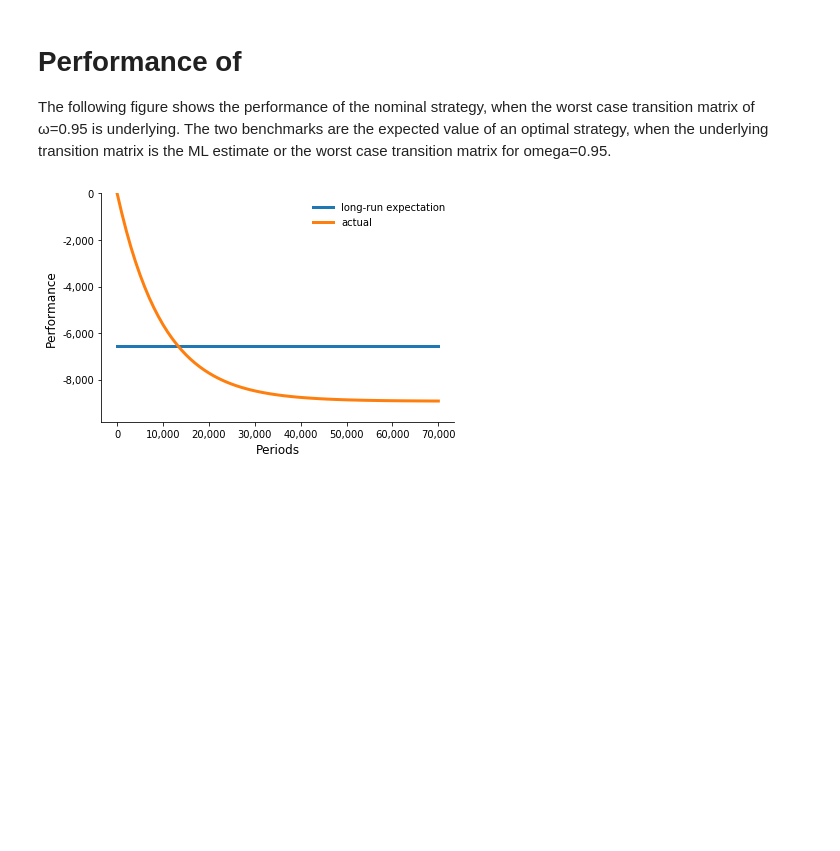
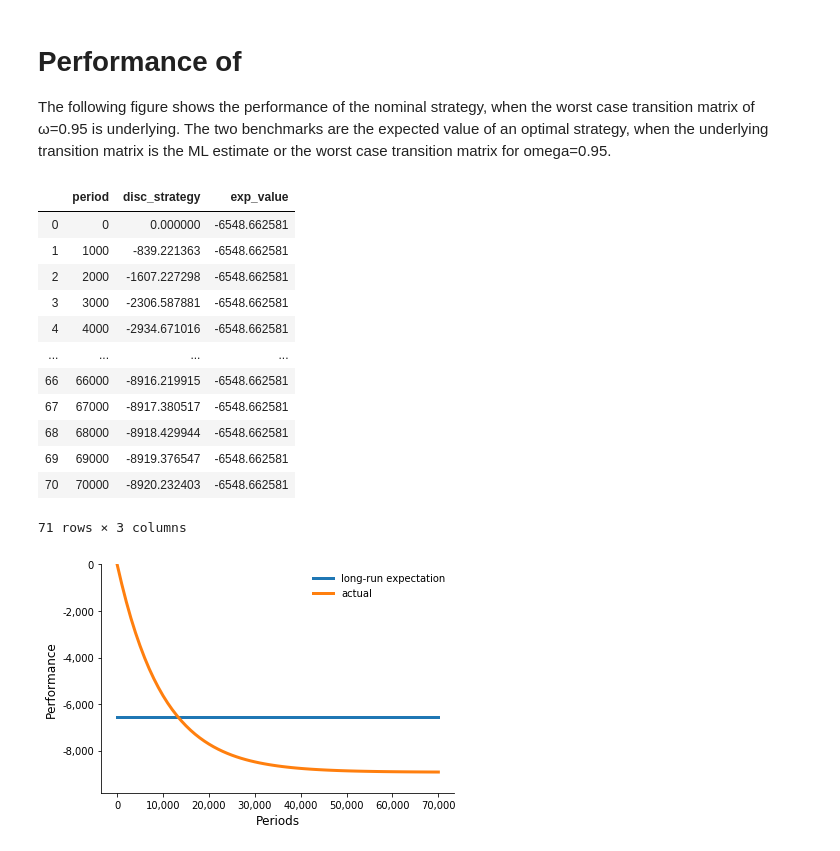
Before and after one commit to robustzurcher/analysis, a Jupyter notebook: notebooks/03_application.ipynb, the cells around one changed output. Drawn from its saved outputs; the diff is of its cells as text; code cells hidden in the pictures; blank space fills up the shorter version.

Commit message:
Added dataframe for decision rule.

```diff
--- a/notebooks/03_application.ipynb
+++ b/notebooks/03_application.ipynb
@@ -117,6 +117,22 @@ get_replacement_thresholds()
 # Performance of
 
 The following figure shows the performance of the nominal strategy, when the worst case transition matrix of ω=0.95 is underlying. The two benchmarks are the expected value of an optimal strategy, when the underlying transition matrix is the ML estimate or the worst case transition matrix for omega=0.95.
+# %%
+get_decision_rule_df()
+# %% [output]
+|  | period | disc_strategy | exp_value |
+| 0 | 0 | 0.000000 | -6548.662581 |
+| 1 | 1000 | -839.221363 | -6548.662581 |
+| 2 | 2000 | -1607.227298 | -6548.662581 |
+| 3 | 3000 | -2306.587881 | -6548.662581 |
+| 4 | 4000 | -2934.671016 | -6548.662581 |
+| ... | ... | ... | ... |
+| 66 | 66000 | -8916.219915 | -6548.662581 |
+| 67 | 67000 | -8917.380517 | -6548.662581 |
+| 68 | 68000 | -8918.429944 | -6548.662581 |
+| 69 | 69000 | -8919.376547 | -6548.662581 |
+| 70 | 70000 | -8920.232403 | -6548.662581 |
+71 rows × 3 columns
 # %%
 get_performance_decision_rules()
 # %% [output]
```
Also changed, not shown: 1 other file.
